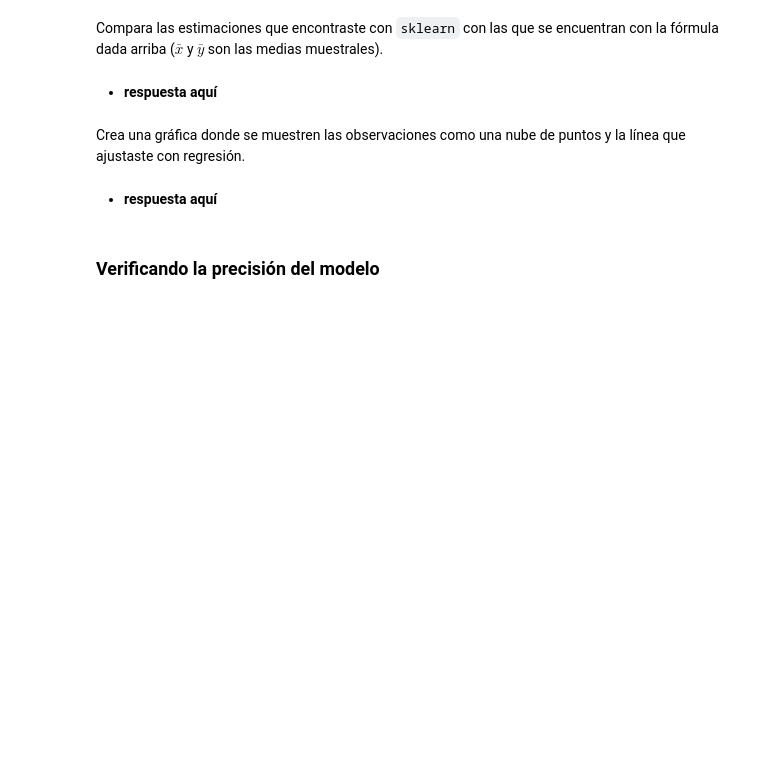
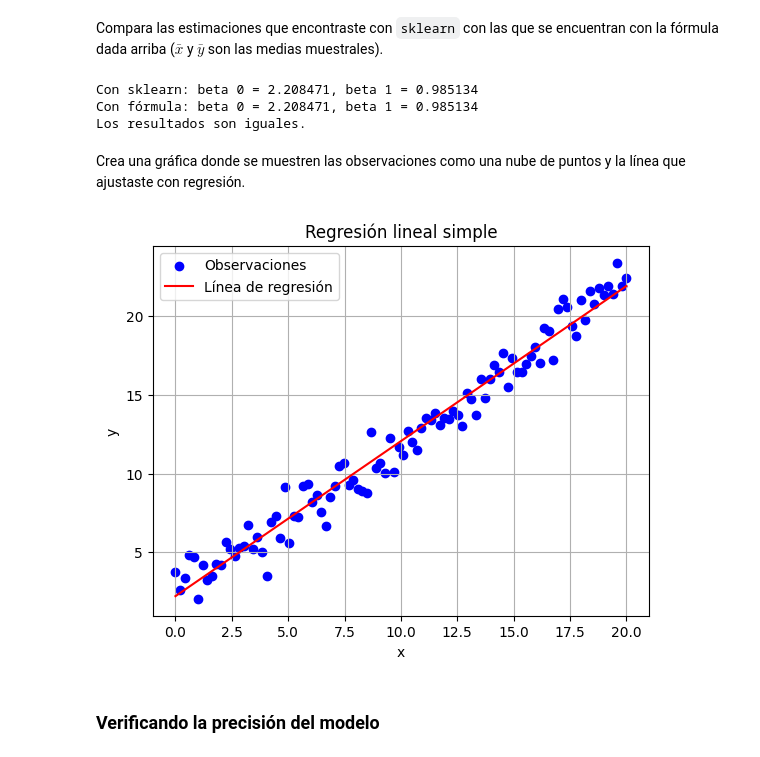
Before and after one commit to carlosnievess/LAB-DE-APRENDIZAJE-ESTAD-STICO, a Jupyter notebook: Lab - R1.ipynb, the cells around one changed output. Cells and saved outputs as stored; diff of their text form; code cells hidden in the pictures; blank space fills up the shorter version.

```diff
--- a/Lab - R1.ipynb
+++ b/Lab - R1.ipynb
@@ -76,0 +75,15 @@ Utiliza `sklearn` para estimar los parámetros del modelo.
+# %%
+# Estimar los parámetros con sklearn
+from sklearn.linear_model import LinearRegression
+
+x_v = np.reshape(x, (-1, 1))
+
+modelo = LinearRegression()
+modelo.fit(x_v, y)
+
+b0_sklearn = modelo.intercept_
+b1_sklearn = modelo.coef_[0]
+
+print(f"Intercepto beta 0: {b0_sklearn:.6f}")
+print(f"Pendiente beta 1: {b1_sklearn:.6f}")
+print(f"Ecuación: y = {b0_sklearn:.6f} {b1_sklearn:+.6f}x")
@@ -82,12 +99,38 @@ $$ \hat{\beta_1} = \frac{\sum_{i=1}^n (x_i - \bar{x})(y_i - \bar{y})}{\sum_{i=1}
 $$ \hat{\beta_0} = \bar{y} - \hat{\beta_1}\bar{x} $$
 # %% [markdown]
 Compara las estimaciones que encontraste con `sklearn` con las que se encuentran con la fórmula dada arriba ($\bar{x}$ y $\bar{y}$ son las medias muestrales).
-# %% [markdown]
-- **respuesta aquí**
+# %%
+# Calcular los parámetros con las fórmulas analíticas
+x_media = np.mean(x)
+y_media = np.mean(y)
+
+b1_formula = np.sum((x - x_media) * (y - y_media)) / np.sum((x - x_media)**2)
+b0_formula = y_media - b1_formula * x_media
+
+print(f"Con sklearn: beta 0 = {b0_sklearn:.6f}, beta 1 = {b1_sklearn:.6f}")
+print(f"Con fórmula: beta 0 = {b0_formula:.6f}, beta 1 = {b1_formula:.6f}")
+print("Los resultados son iguales.")
+# %% [output]
+Con sklearn: beta 0 = 2.208471, beta 1 = 0.985134
+Con fórmula: beta 0 = 2.208471, beta 1 = 0.985134
+Los resultados son iguales.
 # %% [markdown]
 Crea una gráfica donde se muestren las observaciones como una nube de puntos y la línea que ajustaste con regresión.
-# %% [markdown]
-- **respuesta aquí**
+# %%
+# Graficar las observaciones y la línea de regresión
+y_predicha = modelo.predict(x_v)
+
+plt.figure()
+plt.scatter(x, y, color="blue", label="Observaciones")
+plt.plot(x, y_predicha, color="red", label="Línea de regresión")
+plt.xlabel("x")
+plt.ylabel("y")
+plt.title("Regresión lineal simple")
+plt.grid()
+plt.legend()
+plt.show()
+# %% [output]
+[figure, added]
 # %% [markdown]
 ### Verificando la precisión del modelo
 # %% [markdown]
```
Also changed, not shown: parts of 5 cells of this notebook.
